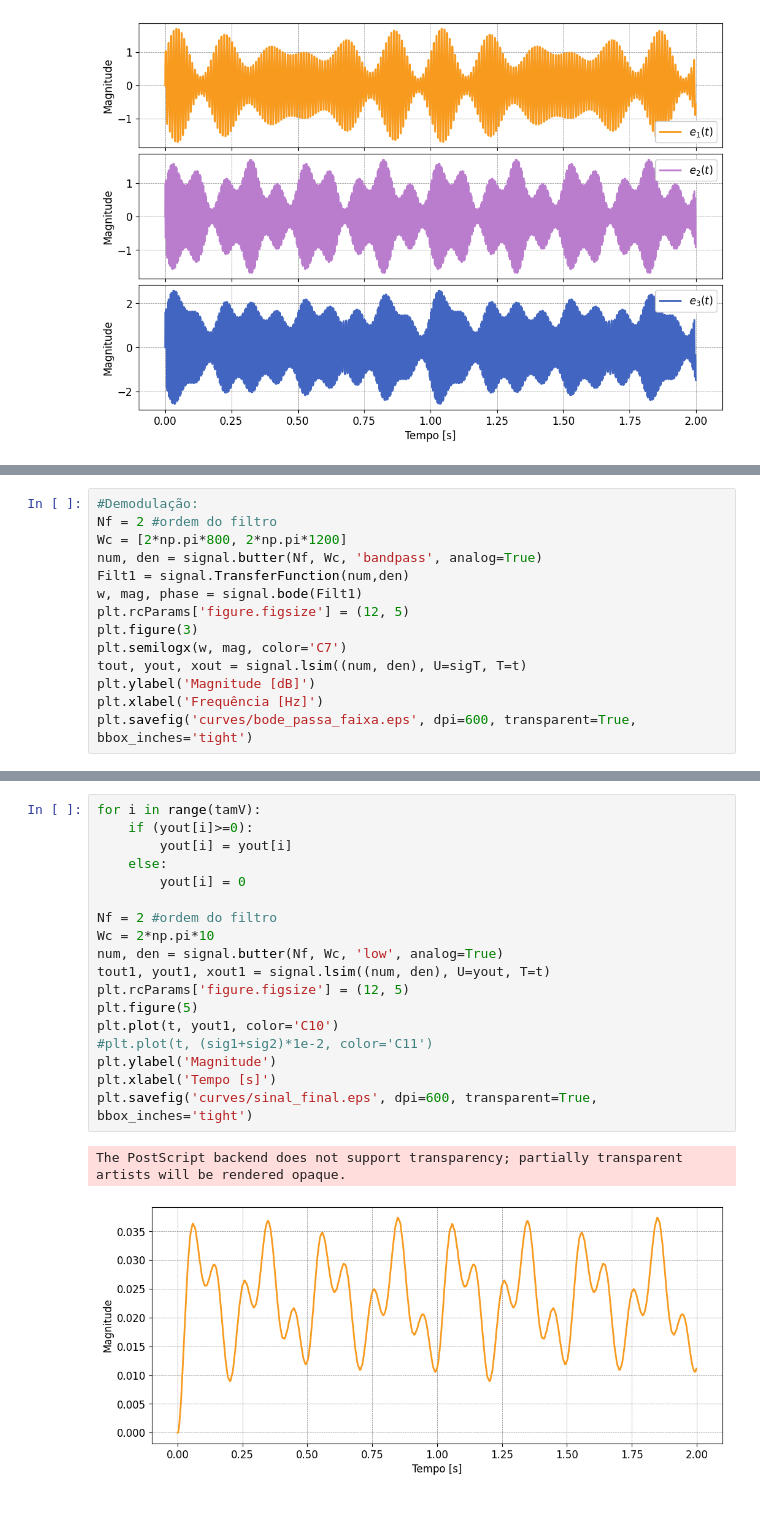
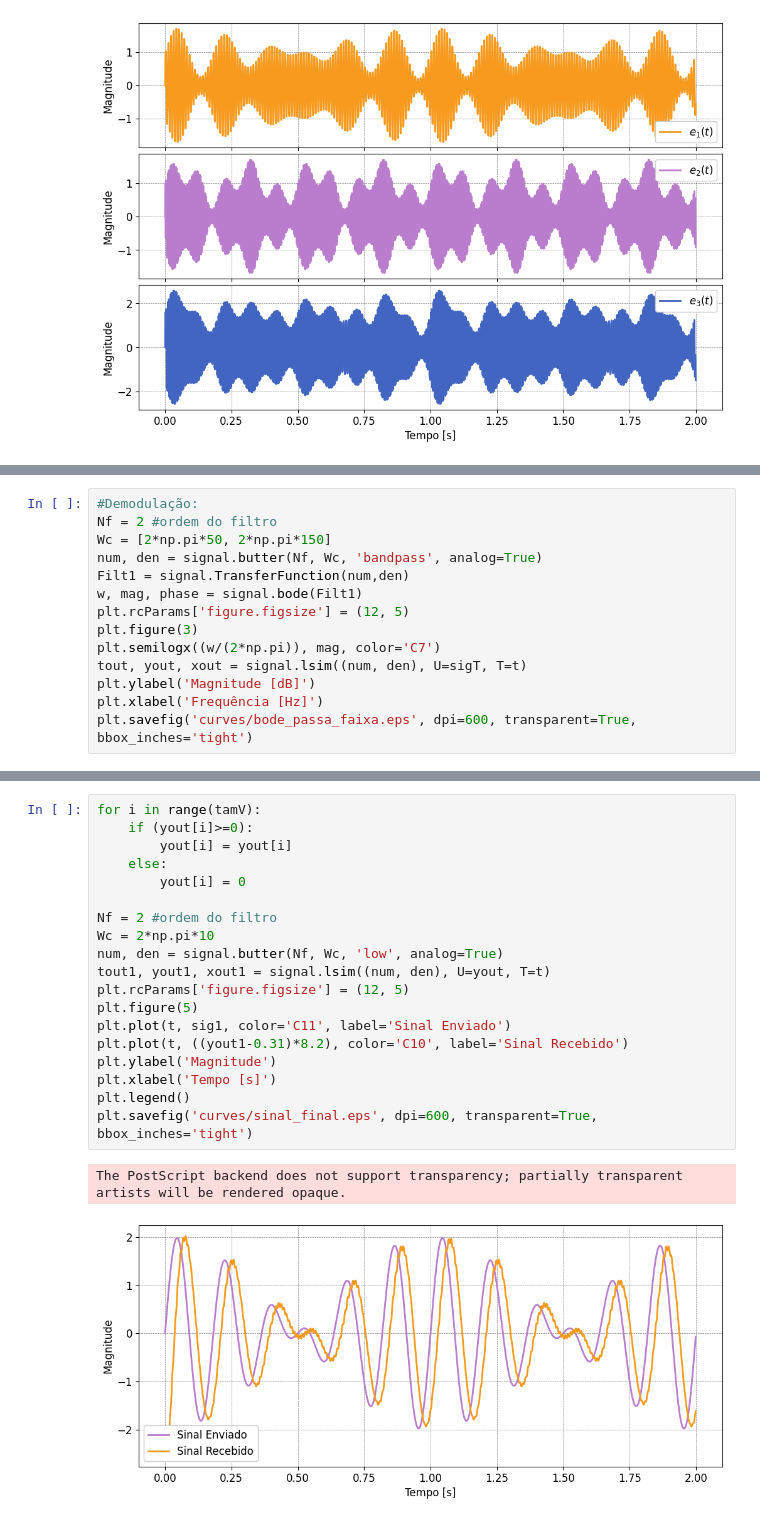
Before and after one commit to ErickNMA/Inst._Ind., a Jupyter notebook: Atividade_3/modulacao.ipynb, the cells around one changed output, grey strips where cells are left out. Saved outputs shown, nothing was run; the diff lists cells and outputs as text.

```diff
--- a/Atividade_3/modulacao.ipynb
+++ b/Atividade_3/modulacao.ipynb
@@ -74,13 +76,13 @@ The PostScript backend does not support transparency; partially transparent arti
 # %%
 #Demodulação:
 Nf = 2 #ordem do filtro
-Wc = [2*np.pi*800, 2*np.pi*1200]
+Wc = [2*np.pi*50, 2*np.pi*150]
 num, den = signal.butter(Nf, Wc, 'bandpass', analog=True)
 Filt1 = signal.TransferFunction(num,den)
 w, mag, phase = signal.bode(Filt1)
 plt.rcParams['figure.figsize'] = (12, 5)
 plt.figure(3)
-plt.semilogx(w, mag, color='C7')
+plt.semilogx((w/(2*np.pi)), mag, color='C7')
 tout, yout, xout = signal.lsim((num, den), U=sigT, T=t)
 plt.ylabel('Magnitude [dB]')
 plt.xlabel('Frequência [Hz]')
@@ -101,21 +103,22 @@ The PostScript backend does not support transparency; partially transparent arti
 # %%
 for i in range(tamV):
     if (yout[i]>=0):
         yout[i] = yout[i]
     else:
         yout[i] = 0
 
 Nf = 2 #ordem do filtro
 Wc = 2*np.pi*10
 num, den = signal.butter(Nf, Wc, 'low', analog=True)
 tout1, yout1, xout1 = signal.lsim((num, den), U=yout, T=t)
 plt.rcParams['figure.figsize'] = (12, 5)
 plt.figure(5)
-plt.plot(t, yout1, color='C10')
-#plt.plot(t, (sig1+sig2)*1e-2, color='C11')
+plt.plot(t, sig1, color='C11', label='Sinal Enviado')
+plt.plot(t, ((yout1-0.31)*8.2), color='C10', label='Sinal Recebido')
 plt.ylabel('Magnitude')
 plt.xlabel('Tempo [s]')
+plt.legend()
 plt.savefig('curves/sinal_final.eps', dpi=600, transparent=True, bbox_inches='tight')
 # %% [output]
 The PostScript backend does not support transparency; partially transparent artists will be rendered opaque.
-[figure, old version]
+[figure, new version]
```
Also changed, not shown: parts of 7 cells of this notebook, 5 other files.
